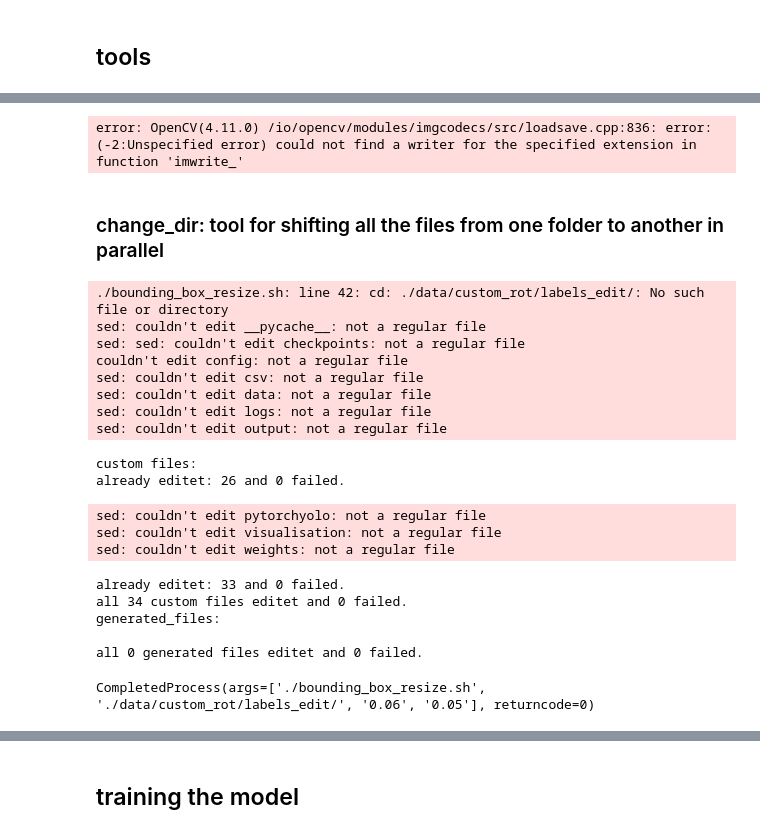
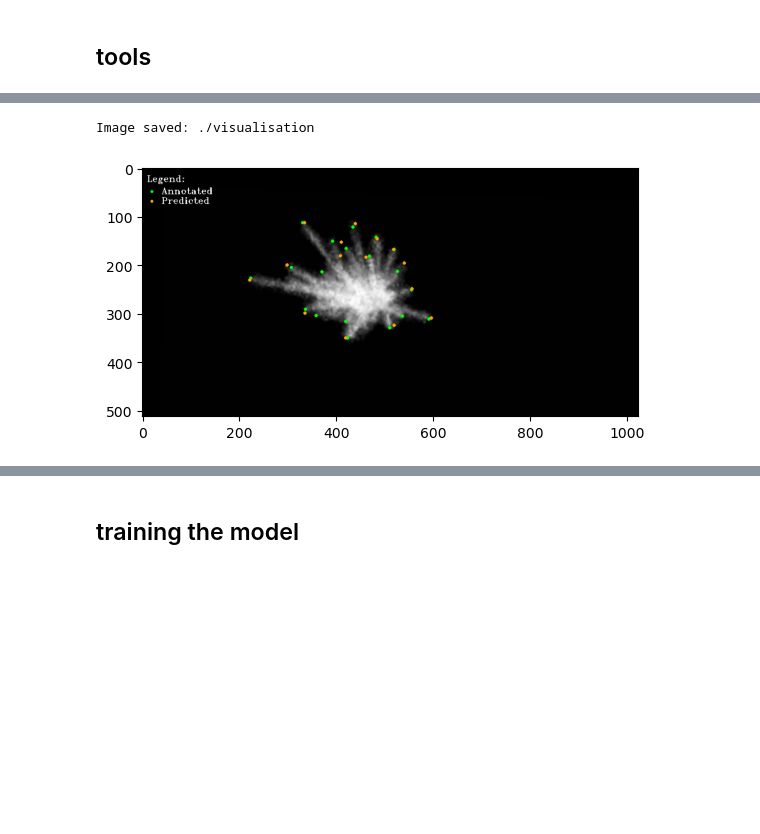
Before and after one commit to vinzi-a/ba_thesis_aschir, a Jupyter notebook: yolov3.ipynb, the cells around one changed output, grey strips where cells are left out. Saved outputs shown, nothing was run; the diff lists cells and outputs as text; code cells hidden in the pictures; blank space fills up the shorter version.

```diff
--- a/yolov3.ipynb
+++ b/yolov3.ipynb
@@ -80,16 +328,15 @@ the following cell will conclude the difference of including generated data
 # %%
-#vis: accepted distance
+
 example="R2_P35_1"#R1_P30_1_270, R5_P40_10_270 R6_P28_8 R6_P35_9_270 R1_P35_0
-vis_picture(filename="R6_P40_10.jpg",
+vis_picture(filename="R6_P35_5.jpg",
             image_path="data/custom_rot/images",
             label_path="data/custom_rot/labels",
-            pred_label_path= None, #"data/custom_philo_generated/predicted_labels",
+            pred_label_path="data/custom_rot/predicted_labels_a_base",
             output_path="visualisation",
             show=True,
             bounding_box=False, #show bounding box
-            ac_d=15# accepted distance drawn at 15
+            ac_d= None #15 # accepted distance drawn at 15
             )
 # %% [output]
-error: OpenCV(4.11.0) /io/opencv/modules/imgcodecs/src/loadsave.cpp:836: error: (-2:Unspecified error) could not find a writer for the specified extension in function 'imwrite_'
+Image saved: ./visualisation
+[figure, added]
-# %% [markdown]
-### change_dir: tool for shifting all the files from one folder to another in parallel ##
@@ -109,34 +342,0 @@ change_bb_cmd = [ #comand we wanna get excecuted by bash:
-# %%
-
-# change_dir.sh <type:bolean, "delete content in destination folder"> <source folder> <destination folder> <type:bolean, "copy content instead of moving">
-# ./change_dir.sh false "/data/custom_philo_generated/labels" "data/custom_philo_generated/edit_labels" true
-
-#resize bounding-boxes:
-cur_dir= "./data/custom_philo_generated/labels_edit/" #where the labels are saved
-bounding_box_custom = 0.06 #bounding box size custom data
-bb_gen = 0.05 # bounding box size generated data (none here)
-
-change_bb_cmd = [ #comand we wanna get excecuted by bash:
-    "./bounding_box_resize.sh", cur_dir, str(bounding_box_custom), str(bb_gen)
-]
-# subprocess.run(change_bb_cmd) #run the command
-# %% [output]
-./bounding_box_resize.sh: line 42: cd: ./data/custom_rot/labels_edit/: No such file or directory
-sed: couldn't edit __pycache__: not a regular file
-sed: sed: couldn't edit checkpoints: not a regular file
-couldn't edit config: not a regular file
-sed: couldn't edit csv: not a regular file
-sed: couldn't edit data: not a regular file
-sed: couldn't edit logs: not a regular file
-sed: couldn't edit output: not a regular file
-custom files:
-already editet: 26 and 0 failed.
-sed: couldn't edit pytorchyolo: not a regular file
-sed: couldn't edit visualisation: not a regular file
-sed: couldn't edit weights: not a regular file
-already editet: 33 and 0 failed.
-all 34 custom files editet and 0 failed.
-generated_files:
-
-all 0 generated files editet and 0 failed.
-CompletedProcess(args=['./bounding_box_resize.sh', './data/custom_rot/labels_edit/', '0.06', '0.05'], returncode=0)
```
Also changed, not shown: parts of 29 cells of this notebook, 3 other files.
